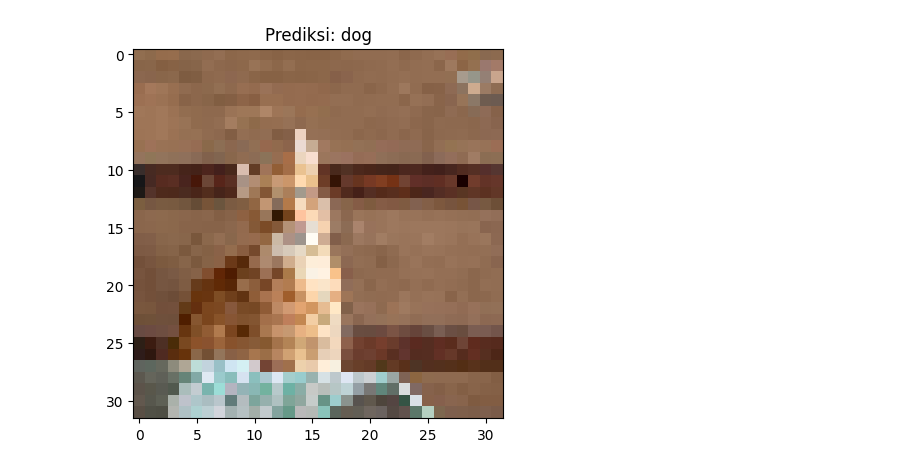
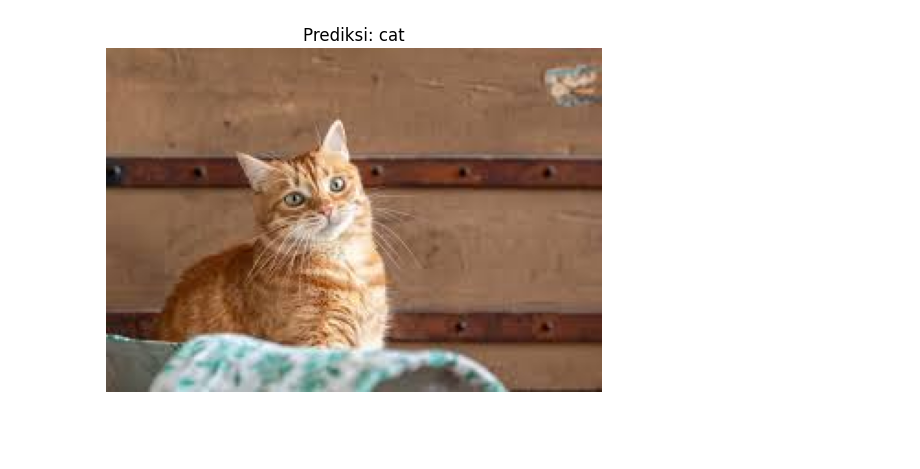
Before and after one commit to Lamz16/CIFAR-10, a Jupyter notebook: CIFAR_10.ipynb, the cells around one changed output. Saved outputs shown, nothing was run; the diff lists cells and outputs as text; code cells hidden in the pictures; blank space fills up the shorter version.

```diff
--- a/CIFAR_10.ipynb
+++ b/CIFAR_10.ipynb
@@ -113,20 +129,24 @@ Epoch 10/10
 # %%
+# Function to predict images
 def predict_image(image_path):
+    # Load images and resize to (32, 32)
     img = image.load_img(image_path, target_size=(32, 32))
     img_array = image.img_to_array(img)
     img_array = img_array / 255.0
-
     img_array = np.expand_dims(img_array, axis=0)
 
+    # Create Predict
     predictions = model.predict(img_array)
     predicted_class = np.argmax(predictions)
 
+    # Show result
     print(f"Prediksi: {class_names[predicted_class]}")
-    plt.imshow(img)
+    plt.imshow(image.load_img(image_path))
     plt.title(f"Prediksi: {class_names[predicted_class]}")
+    plt.axis('off')
     plt.show()
 
 
-image_path = 'my_dir/contoh3.jpg'
+image_path = 'contoh3.jpg'
 predict_image(image_path)
 # %% [output]
@@ -135 +155 @@ Prediksi: dog
-[figure, old version]
+[figure, new version]
```
Also changed, not shown: parts of 3 cells of this notebook.
